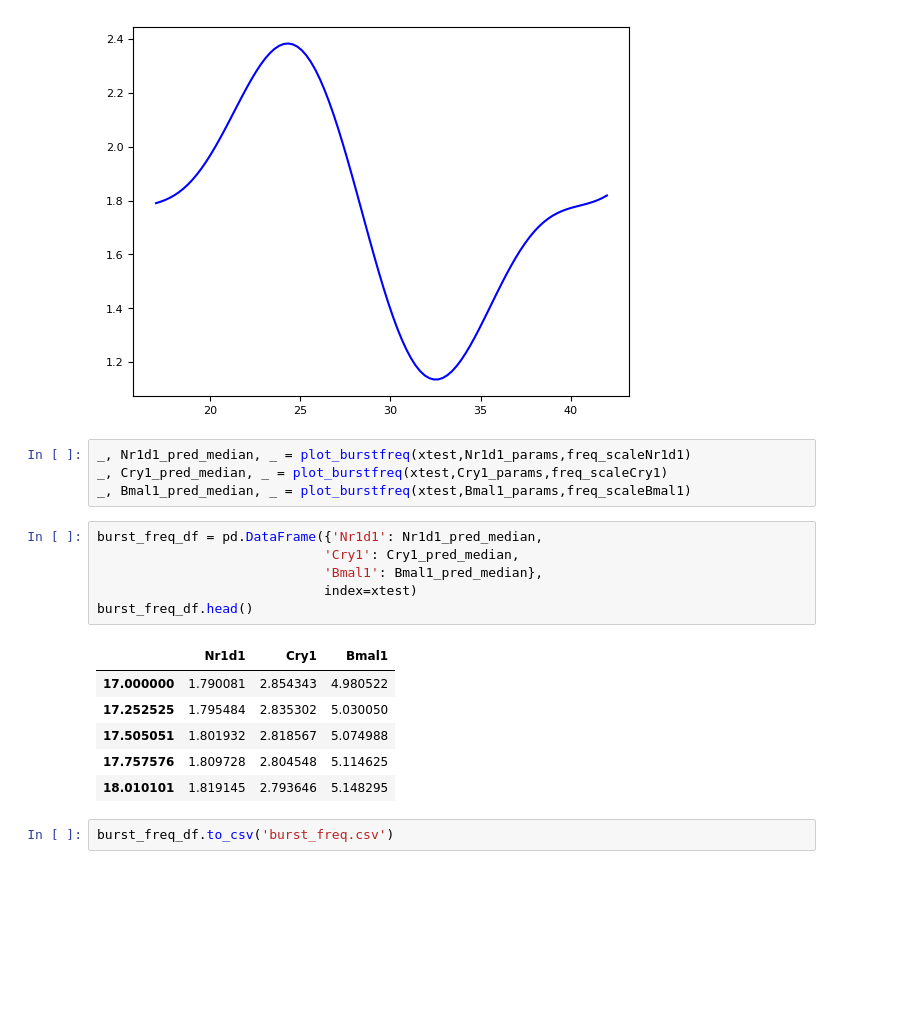
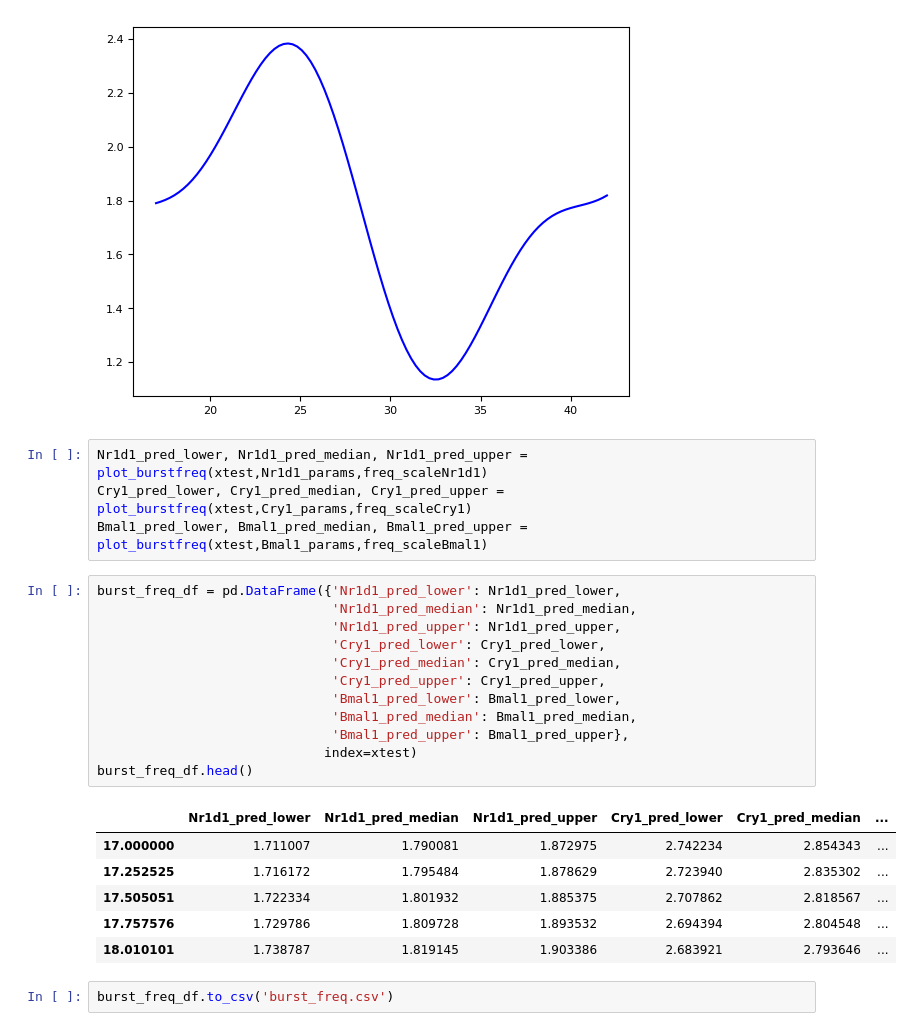
Before and after one commit to galopyz/CircadianSMFISH, a Jupyter notebook: Code/plotter.ipynb, the cells around one changed output. Cells and saved outputs as stored; diff of their text form; blank space fills up the shorter version.

Commit message:
Add lower and upper bounds

```diff
--- a/Code/plotter.ipynb
+++ b/Code/plotter.ipynb
@@ -157,22 +157,28 @@ plt.plot(xtest, pred_median,color='b',label='Nr1d1')
 [<matplotlib.lines.Line2D at 0x...>]
 [figure]
 # %%
-_, Nr1d1_pred_median, _ = plot_burstfreq(xtest,Nr1d1_params,freq_scaleNr1d1)
-_, Cry1_pred_median, _ = plot_burstfreq(xtest,Cry1_params,freq_scaleCry1)
-_, Bmal1_pred_median, _ = plot_burstfreq(xtest,Bmal1_params,freq_scaleBmal1)
+Nr1d1_pred_lower, Nr1d1_pred_median, Nr1d1_pred_upper = plot_burstfreq(xtest,Nr1d1_params,freq_scaleNr1d1)
+Cry1_pred_lower, Cry1_pred_median, Cry1_pred_upper = plot_burstfreq(xtest,Cry1_params,freq_scaleCry1)
+Bmal1_pred_lower, Bmal1_pred_median, Bmal1_pred_upper = plot_burstfreq(xtest,Bmal1_params,freq_scaleBmal1)
 # %%
-burst_freq_df = pd.DataFrame({'Nr1d1': Nr1d1_pred_median,
-                             'Cry1': Cry1_pred_median,
-                             'Bmal1': Bmal1_pred_median},
+burst_freq_df = pd.DataFrame({'Nr1d1_pred_lower': Nr1d1_pred_lower,
+                              'Nr1d1_pred_median': Nr1d1_pred_median,
+                              'Nr1d1_pred_upper': Nr1d1_pred_upper,
+                              'Cry1_pred_lower': Cry1_pred_lower,
+                              'Cry1_pred_median': Cry1_pred_median,
+                              'Cry1_pred_upper': Cry1_pred_upper,
+                              'Bmal1_pred_lower': Bmal1_pred_lower,
+                              'Bmal1_pred_median': Bmal1_pred_median,
+                              'Bmal1_pred_upper': Bmal1_pred_upper},
                              index=xtest)
 burst_freq_df.head()
 # %% [output]
-|  | Nr1d1 | Cry1 | Bmal1 |
-| 17.000000 | 1.790081 | 2.854343 | 4.980522 |
-| 17.252525 | 1.795484 | 2.835302 | 5.030050 |
-| 17.505051 | 1.801932 | 2.818567 | 5.074988 |
-| 17.757576 | 1.809728 | 2.804548 | 5.114625 |
-| 18.010101 | 1.819145 | 2.793646 | 5.148295 |
+|  | Nr1d1_pred_lower | Nr1d1_pred_median | Nr1d1_pred_upper | Cry1_pred_lower | Cry1_pred_median | ... |
+| 17.000000 | 1.711007 | 1.790081 | 1.872975 | 2.742234 | 2.854343 | ... |
+| 17.252525 | 1.716172 | 1.795484 | 1.878629 | 2.723940 | 2.835302 | ... |
+| 17.505051 | 1.722334 | 1.801932 | 1.885375 | 2.707862 | 2.818567 | ... |
+| 17.757576 | 1.729786 | 1.809728 | 1.893532 | 2.694394 | 2.804548 | ... |
+| 18.010101 | 1.738787 | 1.819145 | 1.903386 | 2.683921 | 2.793646 | ... |
 # %%
 burst_freq_df.to_csv('burst_freq.csv')
 # %% [markdown]
```
Also changed, not shown: 1 other file.
